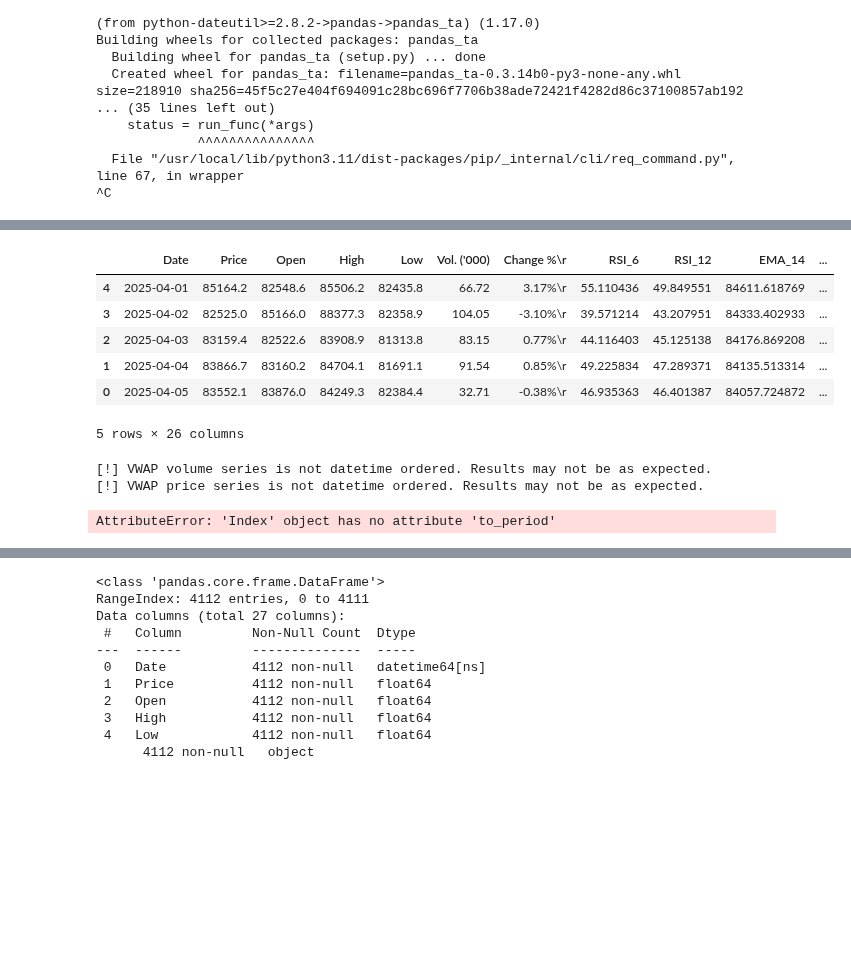
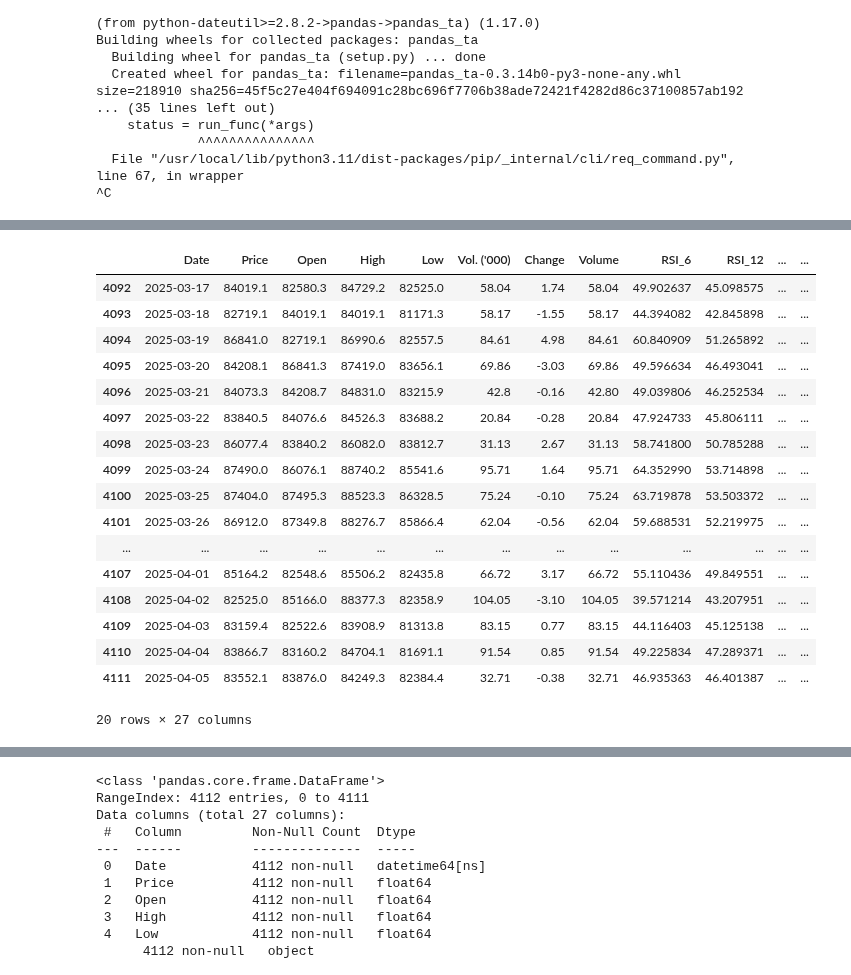
Before and after one commit to Rex-Chan99/Bitcoin_prediction, a Jupyter notebook: Master_dataset.ipynb, the cells around one changed output, grey strips where cells are left out. Cells and saved outputs as stored; diff of their text form; code cells hidden in the pictures; blank space fills up the shorter version.

```diff
--- a/Master_dataset.ipynb
+++ b/Master_dataset.ipynb
@@ -87,6 +85,9 @@ btc_data["RSI_6"] = ta.rsi(btc_data["Price"], length=6)  # Relative Strength Ind
 btc_data["RSI_12"] = ta.rsi(btc_data["Price"], length=12)  # Relative Strength Index
 btc_data["EMA_14"] = ta.ema(btc_data["Price"], length=14)  # Exponential Moving Average
 btc_data["SMA_14"] = ta.sma(btc_data["Price"], length=14)  # Simple Moving Average
+
+# Add On-Balance Volume (OBV)
+btc_data["OBV"] = ta.obv(btc_data["Price"], btc_data["Volume"])
 
 # Calculate MACD --------------------------------------------------------------------------------------
 macd = ta.macd(btc_data["Price"], fast=12, slow=26, signal=9)
@@ -110,6 +111,7 @@ bbands = ta.bbands(btc_data["Price"], length=20, std=2)
 btc_data["BB_Lower"] = bbands["BBL_20_2.0"]  # Lower Band
 btc_data["BB_Middle"] = bbands["BBM_20_2.0"]  # Middle Band
 btc_data["BB_Upper"] = bbands["BBU_20_2.0"]  # Upper Band
+btc_data["BB_Percentage"] = ((btc_data["BB_Upper"] - btc_data["BB_Lower"]) / btc_data["BB_Middle"])
 
 # Initialize C_BB column (default to no signal)
 btc_data["C_BB"] = None
@@ -120,38 +122,51 @@ btc_data.loc[
     "C_BB"] = 1  # Buy signal (Price crosses below Lower Band)
 
 btc_data.loc[
     (btc_data["Price"] > btc_data["BB_Upper"]) & (btc_data["Price"].shift(1) <= btc_data["BB_Upper"].shift(1)),
     "C_BB"] = 0  # Sell signal (Price crosses above Upper Band)
 
 # Calculate ATR --------------------------------------------------------------------------------------
 btc_data["ATR"] = ta.atr(btc_data["High"], btc_data["Low"], btc_data["Price"], length=14)
 
 # Set Stop-Loss Levels (Example with Long Trade)
 atr_multiplier = 2
 btc_data["Stop_Loss_Long"] = btc_data["Price"] - (btc_data["ATR"] * atr_multiplier) #Stop-Loss for Buy (Long) Trade
 btc_data["Stop_Loss_Short"] = btc_data["Price"] + (btc_data["ATR"] * atr_multiplier) #Stop-Loss for Sell (Short) Trade
 
 # Calculate VWAP --------------------------------------------------------------------------------------
+btc_data.set_index("Date", inplace=True) # Set the "Date" column as the index
 btc_data["VWAP"] = ta.vwap(btc_data["High"], btc_data["Low"], btc_data["Price"], btc_data["Volume"])
 
 # Initialize the "C_VWAP" column
 btc_data["C_VWAP"] = None
 # Generate buy and sell signals based on VWAP crossover
 btc_data.loc[
     (btc_data["Price"] > btc_data["VWAP"]) & (btc_data["Price"].shift(1) <= btc_data["VWAP"].shift(1)),
     "C_VWAP"] = 1  # Buy signal (Price crosses above VWAP)
 
 btc_data.loc[
     (btc_data["Price"] < btc_data["VWAP"]) & (btc_data["Price"].shift(1) >= btc_data["VWAP"].shift(1)),
     "C_VWAP"] = 0  # Sell signal (Price crosses below VWAP)
+btc_data = btc_data.reset_index() #reset index
 
 # Display the first few rows of the data with calculated indicators
-btc_data.tail()
+btc_data.tail(20)
 # %% [output]
-|  | Date | Price | Open | High | Low | Vol. ('000) | Change %\r | RSI_6 | RSI_12 | EMA_14 | ... |
-| 4 | 2025-04-01 | 85164.2 | 82548.6 | 85506.2 | 82435.8 | 66.72 | 3.17%\r | 55.110436 | 49.849551 | 84611.618769 | ... |
-| 3 | 2025-04-02 | 82525.0 | 85166.0 | 88377.3 | 82358.9 | 104.05 | -3.10%\r | 39.571214 | 43.207951 | 84333.402933 | ... |
-| 2 | 2025-04-03 | 83159.4 | 82522.6 | 83908.9 | 81313.8 | 83.15 | 0.77%\r | 44.116403 | 45.125138 | 84176.869208 | ... |
-| 1 | 2025-04-04 | 83866.7 | 83160.2 | 84704.1 | 81691.1 | 91.54 | 0.85%\r | 49.225834 | 47.289371 | 84135.513314 | ... |
-| 0 | 2025-04-05 | 83552.1 | 83876.0 | 84249.3 | 82384.4 | 32.71 | -0.38%\r | 46.935363 | 46.401387 | 84057.724872 | ... |
+|  | Date | Price | Open | High | Low | Vol. ('000) | Change | Volume | RSI_6 | RSI_12 | ... | ... |
+| 4092 | 2025-03-17 | 84019.1 | 82580.3 | 84729.2 | 82525.0 | 58.04 | 1.74 | 58.04 | 49.902637 | 45.098575 | ... | ... |
+| 4093 | 2025-03-18 | 82719.1 | 84019.1 | 84019.1 | 81171.3 | 58.17 | -1.55 | 58.17 | 44.394082 | 42.845898 | ... | ... |
+| 4094 | 2025-03-19 | 86841.0 | 82719.1 | 86990.6 | 82557.5 | 84.61 | 4.98 | 84.61 | 60.840909 | 51.265892 | ... | ... |
+| 4095 | 2025-03-20 | 84208.1 | 86841.3 | 87419.0 | 83656.1 | 69.86 | -3.03 | 69.86 | 49.596634 | 46.493041 | ... | ... |
+| 4096 | 2025-03-21 | 84073.3 | 84208.7 | 84831.0 | 83215.9 | 42.8 | -0.16 | 42.80 | 49.039806 | 46.252534 | ... | ... |
+| 4097 | 2025-03-22 | 83840.5 | 84076.6 | 84526.3 | 83688.2 | 20.84 | -0.28 | 20.84 | 47.924733 | 45.806111 | ... | ... |
+| 4098 | 2025-03-23 | 86077.4 | 83840.2 | 86082.0 | 83812.7 | 31.13 | 2.67 | 31.13 | 58.741800 | 50.785288 | ... | ... |
+| 4099 | 2025-03-24 | 87490.0 | 86076.1 | 88740.2 | 85541.6 | 95.71 | 1.64 | 95.71 | 64.352990 | 53.714898 | ... | ... |
+| 4100 | 2025-03-25 | 87404.0 | 87495.3 | 88523.3 | 86328.5 | 75.24 | -0.10 | 75.24 | 63.719878 | 53.503372 | ... | ... |
+| 4101 | 2025-03-26 | 86912.0 | 87349.8 | 88276.7 | 85866.4 | 62.04 | -0.56 | 62.04 | 59.688531 | 52.219975 | ... | ... |
+| ... | ... | ... | ... | ... | ... | ... | ... | ... | ... | ... | ... | ... |
+| 4107 | 2025-04-01 | 85164.2 | 82548.6 | 85506.2 | 82435.8 | 66.72 | 3.17 | 66.72 | 55.110436 | 49.849551 | ... | ... |
+| 4108 | 2025-04-02 | 82525.0 | 85166.0 | 88377.3 | 82358.9 | 104.05 | -3.10 | 104.05 | 39.571214 | 43.207951 | ... | ... |
+| 4109 | 2025-04-03 | 83159.4 | 82522.6 | 83908.9 | 81313.8 | 83.15 | 0.77 | 83.15 | 44.116403 | 45.125138 | ... | ... |
+| 4110 | 2025-04-04 | 83866.7 | 83160.2 | 84704.1 | 81691.1 | 91.54 | 0.85 | 91.54 | 49.225834 | 47.289371 | ... | ... |
+| 4111 | 2025-04-05 | 83552.1 | 83876.0 | 84249.3 | 82384.4 | 32.71 | -0.38 | 32.71 | 46.935363 | 46.401387 | ... | ... |
-5 rows × 26 columns
+20 rows × 27 columns
@@ -188,18 +172,0 @@ btc_data["Stop_Loss_Short"] = btc_data["Price"] + (btc_data["ATR"] * atr_multipl
-# %%
-# Calculate VWAP --------------------------------------------------------------------------------------
-btc_data["VWAP"] = ta.vwap(btc_data["High"], btc_data["Low"], btc_data["Price"], btc_data["Volume"])
-
-# Initialize the "C_VWAP" column
-btc_data["C_VWAP"] = None
-# Generate buy and sell signals based on VWAP crossover
-btc_data.loc[
-    (btc_data["Price"] > btc_data["VWAP"]) & (btc_data["Price"].shift(1) <= btc_data["VWAP"].shift(1)),
-    "C_VWAP"] = 1  # Buy signal (Price crosses above VWAP)
-
-btc_data.loc[
-    (btc_data["Price"] < btc_data["VWAP"]) & (btc_data["Price"].shift(1) >= btc_data["VWAP"].shift(1)),
-    "C_VWAP"] = 0  # Sell signal (Price crosses below VWAP)
-# %% [output]
-[!] VWAP volume series is not datetime ordered. Results may not be as expected.
-[!] VWAP price series is not datetime ordered. Results may not be as expected.
-AttributeError: 'Index' object has no attribute 'to_period'
```
Also changed, not shown: parts of 8 cells of this notebook.
